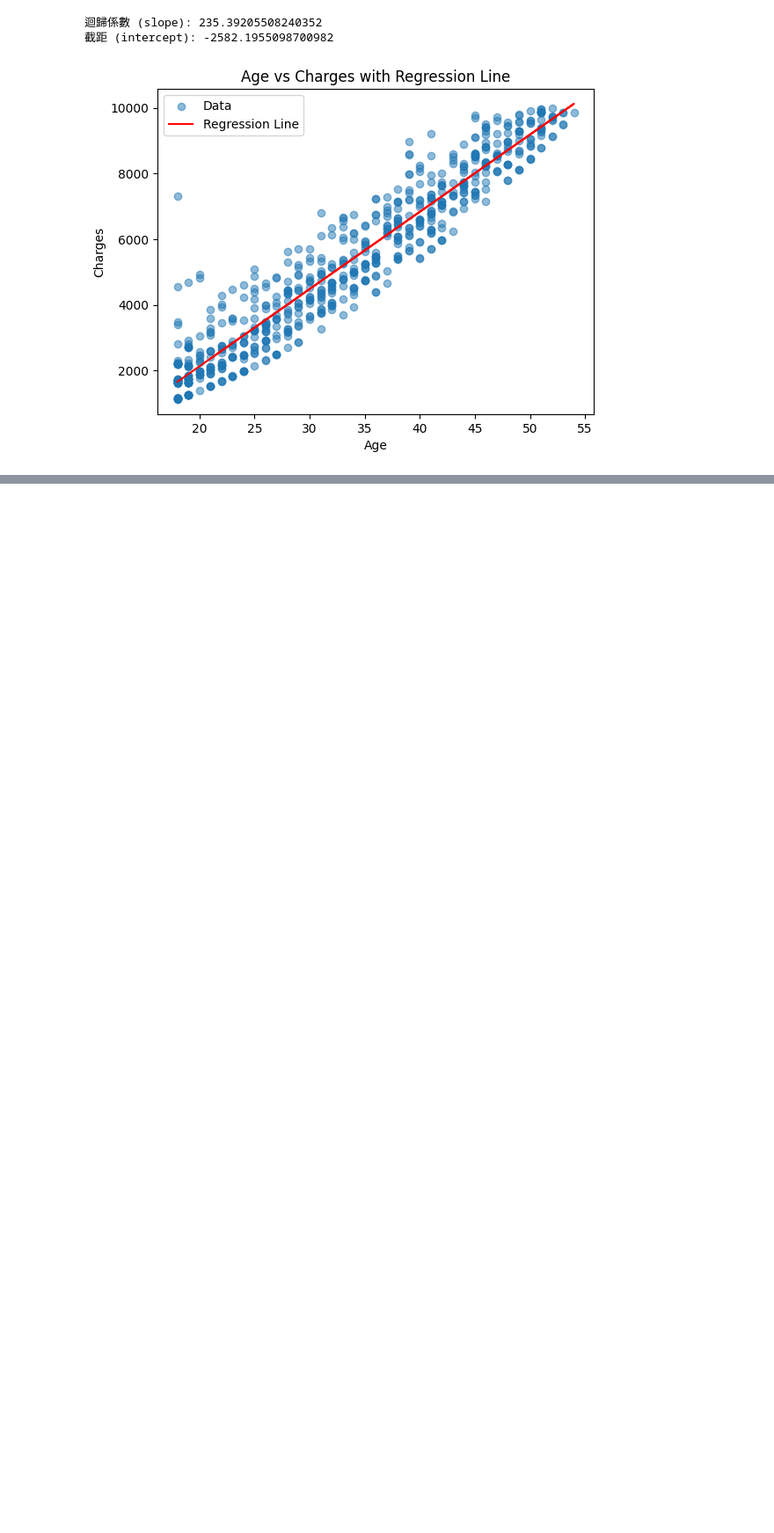
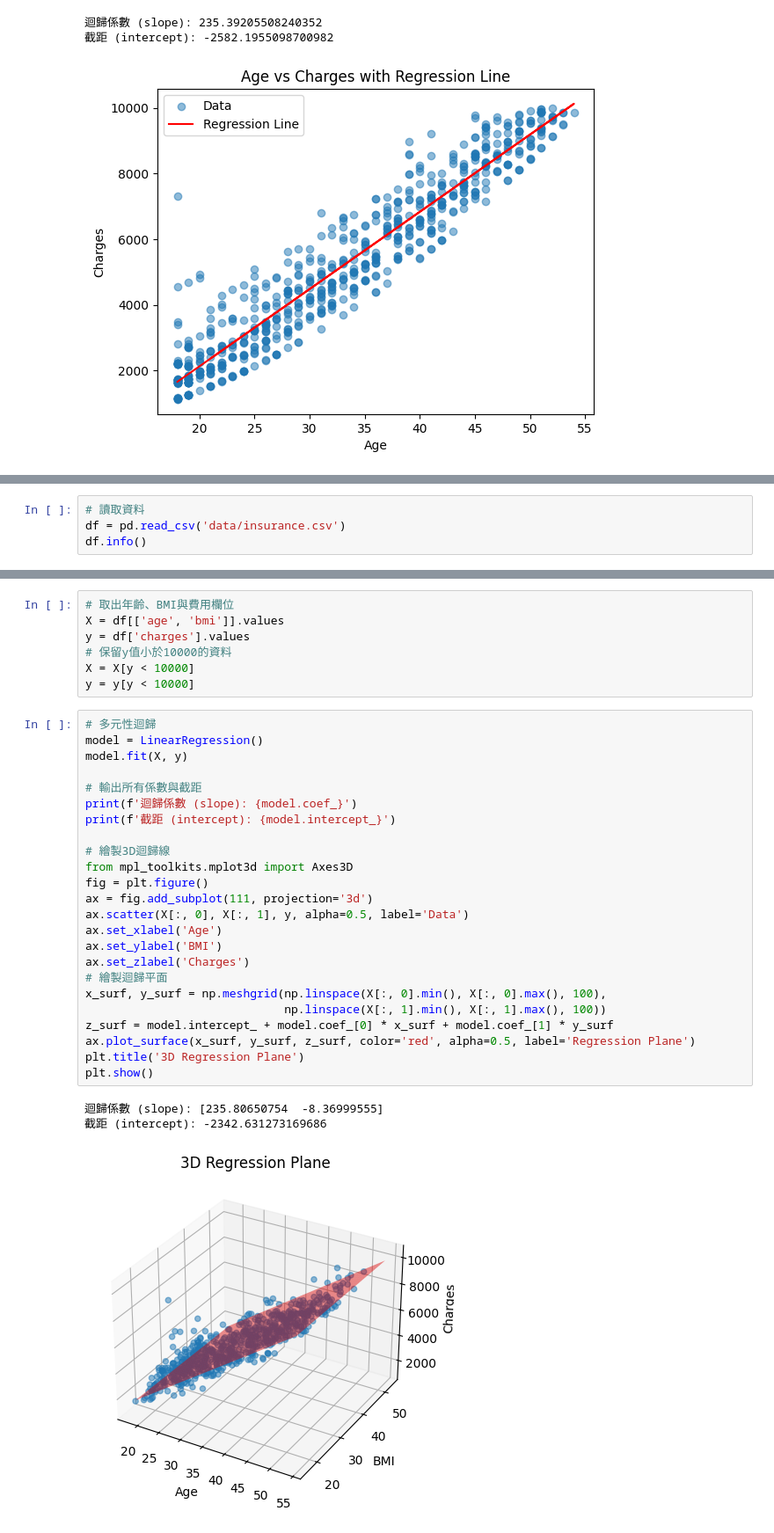
Before and after one commit to leonjyentub/MachineLearning2025, a Jupyter notebook: 01_regression.ipynb, the cells around one changed output, grey strips where cells are left out. Shown at 88% size. Drawn from its saved outputs; the diff is of its cells as text; blank space fills up the shorter version.

```diff
--- a/01_regression.ipynb
+++ b/01_regression.ipynb
@@ -45,0 +82,4 @@ plt.show()
+# %%
+# 讀取資料
+df = pd.read_csv('data/insurance.csv')
+df.info()
@@ -45,0 +101,35 @@ plt.show()
+# %%
+# 取出年齡、BMI與費用欄位
+X = df[['age', 'bmi']].values
+y = df['charges'].values
+# 保留y值小於10000的資料
+X = X[y < 10000]
+y = y[y < 10000]
+# %%
+# 多元性迴歸
+model = LinearRegression()
+model.fit(X, y)
+
+# 輸出所有係數與截距
+print(f'迴歸係數 (slope): {model.coef_}')
+print(f'截距 (intercept): {model.intercept_}')
+
+# 繪製3D迴歸線
+from mpl_toolkits.mplot3d import Axes3D
+fig = plt.figure()
+ax = fig.add_subplot(111, projection='3d')
+ax.scatter(X[:, 0], X[:, 1], y, alpha=0.5, label='Data')
+ax.set_xlabel('Age')
+ax.set_ylabel('BMI')
+ax.set_zlabel('Charges')
+# 繪製迴歸平面
+x_surf, y_surf = np.meshgrid(np.linspace(X[:, 0].min(), X[:, 0].max(), 100),
+                             np.linspace(X[:, 1].min(), X[:, 1].max(), 100))
+z_surf = model.intercept_ + model.coef_[0] * x_surf + model.coef_[1] * y_surf
+ax.plot_surface(x_surf, y_surf, z_surf, color='red', alpha=0.5, label='Regression Plane')
+plt.title('3D Regression Plane')
+plt.show()
+# %% [output]
+迴歸係數 (slope): [235.80650754  -8.36999555]
+截距 (intercept): -2342.631273169686
+[figure, added]
```
Also changed, not shown: parts of 6 cells of this notebook, 2 other files.
